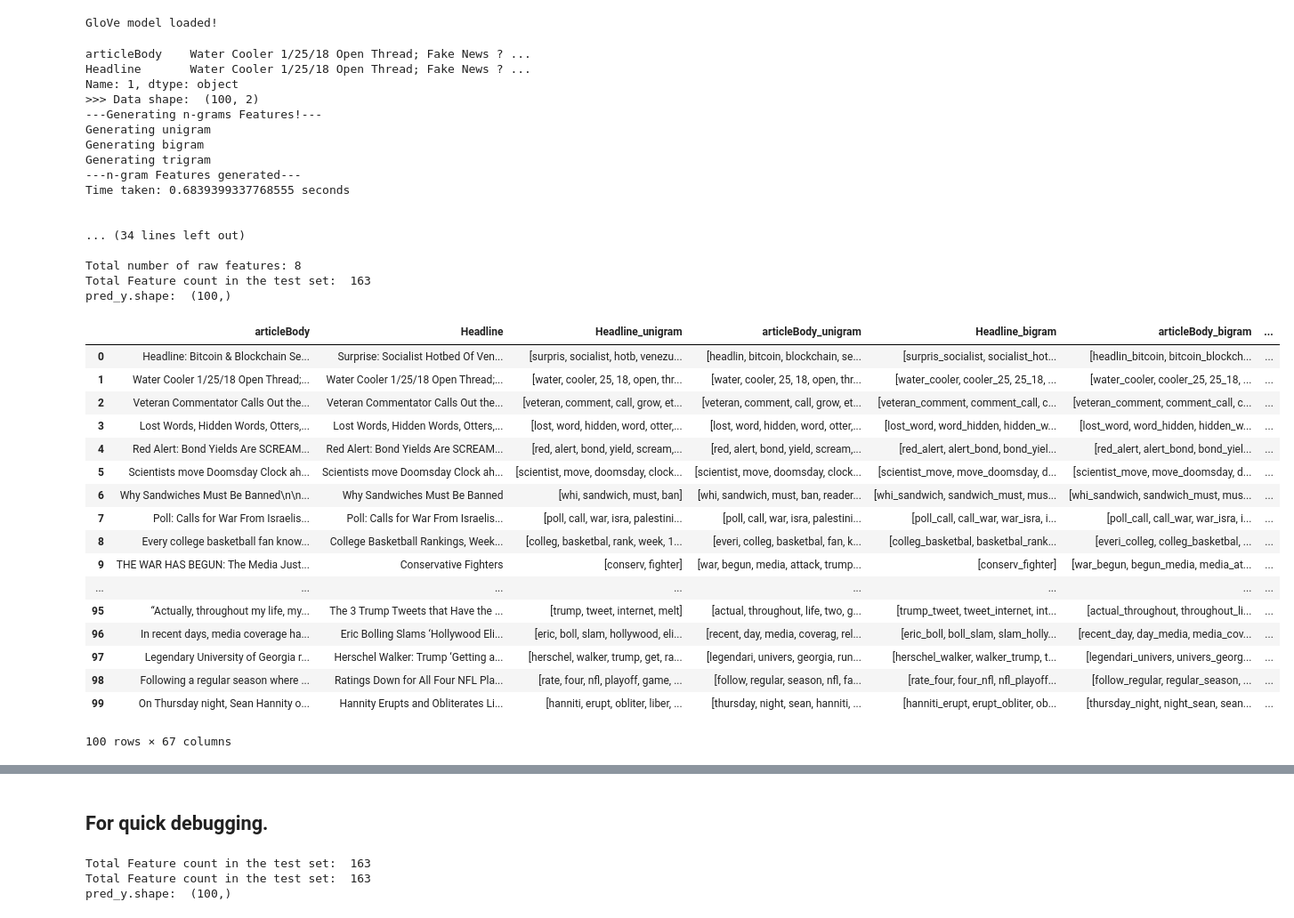
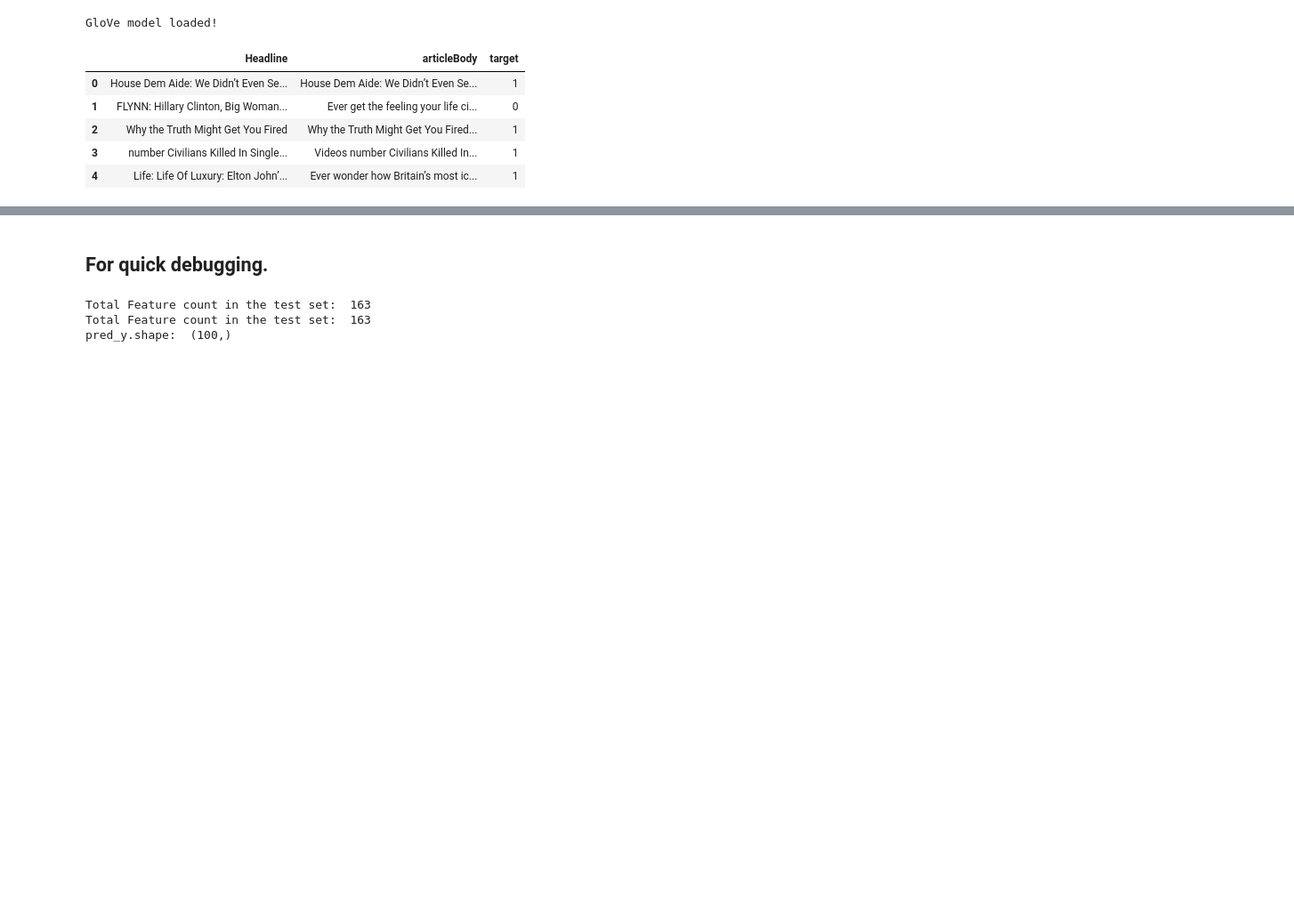
Before and after one commit to arvinsingh/ELISA, a Jupyter notebook: src/test_xgb_model.ipynb, the cells around one changed output, grey strips where cells are left out. Shown at 89% size. Drawn from its saved outputs; the diff is of its cells as text; code cells hidden in the pictures; blank space fills up the shorter version.

Commit message:
(Modified) Added more code and minor changes for Kaggle dataset.

```diff
--- a/src/test_xgb_model.ipynb
+++ b/src/test_xgb_model.ipynb
@@ -111,45 +114,16 @@ def check(news):
 
     return news
 # %%
-data = pd.read_csv("../Datasets/LittleSplits/fake_little.csv")
-data.drop(columns=['type', 'authors'], inplace=True)
-data.columns = ['articleBody', 'Headline']
-
-df_output = check(data)
-df_output
+data = pd.read_csv("datasets/kaggle_clean.csv", encoding='utf-8')
+data.drop(columns=['type', 'length'], inplace=True)
+data.columns = ['Headline', 'articleBody', 'target']
+data.Headline = data.Headline.astype(str)
+data.articleBody = data.articleBody.astype(str)
+data.head()
 # %% [output]
-articleBody    Water Cooler 1/25/18 Open Thread; Fake News ? ...
-Headline       Water Cooler 1/25/18 Open Thread; Fake News ? ...
-Name: 1, dtype: object
->>> Data shape:  (100, 2)
----Generating n-grams Features!---
-Generating unigram
-Generating bigram
-Generating trigram
----n-gram Features generated---
-Time taken: 0.6839399337768555 seconds
-
-
-... (34 lines left out)
-
-Total number of raw features: 8
-Total Feature count in the test set:  163
-pred_y.shape:  (100,)
-|  | articleBody | Headline | Headline_unigram | articleBody_unigram | Headline_bigram | articleBody_bigram | ... |
-| 0 | Headline: Bitcoin & Blockchain Se... | Surprise: Socialist Hotbed Of Ven... | [surpris, socialist, hotb, venezu... | [headlin, bitcoin, blockchain, se... | [surpris_socialist, socialist_hot... | [headlin_bitcoin, bitcoin_blockch... | ... |
-| 1 | Water Cooler 1/25/18 Open Thread;... | Water Cooler 1/25/18 Open Thread;... | [water, cooler, 25, 18, open, thr... | [water, cooler, 25, 18, open, thr... | [water_cooler, cooler_25, 25_18, ... | [water_cooler, cooler_25, 25_18, ... | ... |
-| 2 | Veteran Commentator Calls Out the... | Veteran Commentator Calls Out the... | [veteran, comment, call, grow, et... | [veteran, comment, call, grow, et... | [veteran_comment, comment_call, c... | [veteran_comment, comment_call, c... | ... |
-| 3 | Lost Words, Hidden Words, Otters,... | Lost Words, Hidden Words, Otters,... | [lost, word, hidden, word, otter,... | [lost, word, hidden, word, otter,... | [lost_word, word_hidden, hidden_w... | [lost_word, word_hidden, hidden_w... | ... |
-| 4 | Red Alert: Bond Yields Are SCREAM... | Red Alert: Bond Yields Are SCREAM... | [red, alert, bond, yield, scream,... | [red, alert, bond, yield, scream,... | [red_alert, alert_bond, bond_yiel... | [red_alert, alert_bond, bond_yiel... | ... |
-| 5 | Scientists move Doomsday Clock ah... | Scientists move Doomsday Clock ah... | [scientist, move, doomsday, clock... | [scientist, move, doomsday, clock... | [scientist_move, move_doomsday, d... | [scientist_move, move_doomsday, d... | ... |
-| 6 | Why Sandwiches Must Be Banned\n\n... | Why Sandwiches Must Be Banned | [whi, sandwich, must, ban] | [whi, sandwich, must, ban, reader... | [whi_sandwich, sandwich_must, mus... | [whi_sandwich, sandwich_must, mus... | ... |
-| 7 | Poll: Calls for War From Israelis... | Poll: Calls for War From Israelis... | [poll, call, war, isra, palestini... | [poll, call, war, isra, palestini... | [poll_call, call_war, war_isra, i... | [poll_call, call_war, war_isra, i... | ... |
-| 8 | Every college basketball fan know... | College Basketball Rankings, Week... | [colleg, basketbal, rank, week, 1... | [everi, colleg, basketbal, fan, k... | [colleg_basketbal, basketbal_rank... | [everi_colleg, colleg_basketbal, ... | ... |
-| 9 | THE WAR HAS BEGUN: The Media Just... | Conservative Fighters | [conserv, fighter] | [war, begun, media, attack, trump... | [conserv_fighter] | [war_begun, begun_media, media_at... | ... |
-| ... | ... | ... | ... | ... | ... | ... | ... |
-| 95 | “Actually, throughout my life, my... | The 3 Trump Tweets that Have the ... | [trump, tweet, internet, melt] | [actual, throughout, life, two, g... | [trump_tweet, tweet_internet, int... | [actual_throughout, throughout_li... | ... |
-| 96 | In recent days, media coverage ha... | Eric Bolling Slams ‘Hollywood Eli... | [eric, boll, slam, hollywood, eli... | [recent, day, media, coverag, rel... | [eric_boll, boll_slam, slam_holly... | [recent_day, day_media, media_cov... | ... |
-| 97 | Legendary University of Georgia r... | Herschel Walker: Trump ‘Getting a... | [herschel, walker, trump, get, ra... | [legendari, univers, georgia, run... | [herschel_walker, walker_trump, t... | [legendari_univers, univers_georg... | ... |
-| 98 | Following a regular season where ... | Ratings Down for All Four NFL Pla... | [rate, four, nfl, playoff, game, ... | [follow, regular, season, nfl, fa... | [rate_four, four_nfl, nfl_playoff... | [follow_regular, regular_season, ... | ... |
-| 99 | On Thursday night, Sean Hannity o... | Hannity Erupts and Obliterates Li... | [hanniti, erupt, obliter, liber, ... | [thursday, night, sean, hanniti, ... | [hanniti_erupt, erupt_obliter, ob... | [thursday_night, night_sean, sean... | ... |
+|  | Headline | articleBody | target |
+| 0 | House Dem Aide: We Didn’t Even Se... | House Dem Aide: We Didn’t Even Se... | 1 |
+| 1 | FLYNN: Hillary Clinton, Big Woman... | Ever get the feeling your life ci... | 0 |
+| 2 | Why the Truth Might Get You Fired | Why the Truth Might Get You Fired... | 1 |
+| 3 | number Civilians Killed In Single... | Videos number Civilians Killed In... | 1 |
+| 4 | Life: Life Of Luxury: Elton John’... | Ever wonder how Britain’s most ic... | 1 |
-100 rows × 67 columns
```
Also changed, not shown: parts of 9 cells of this notebook, 7 other files.
